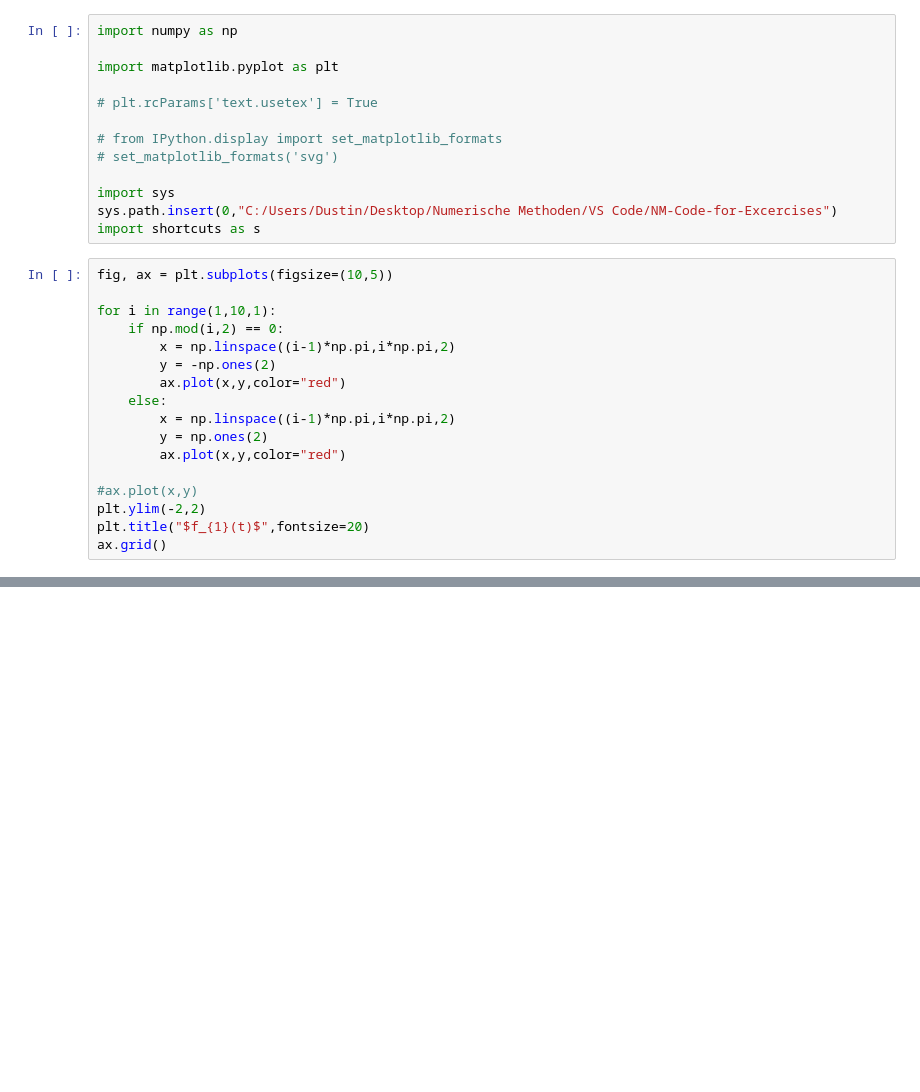
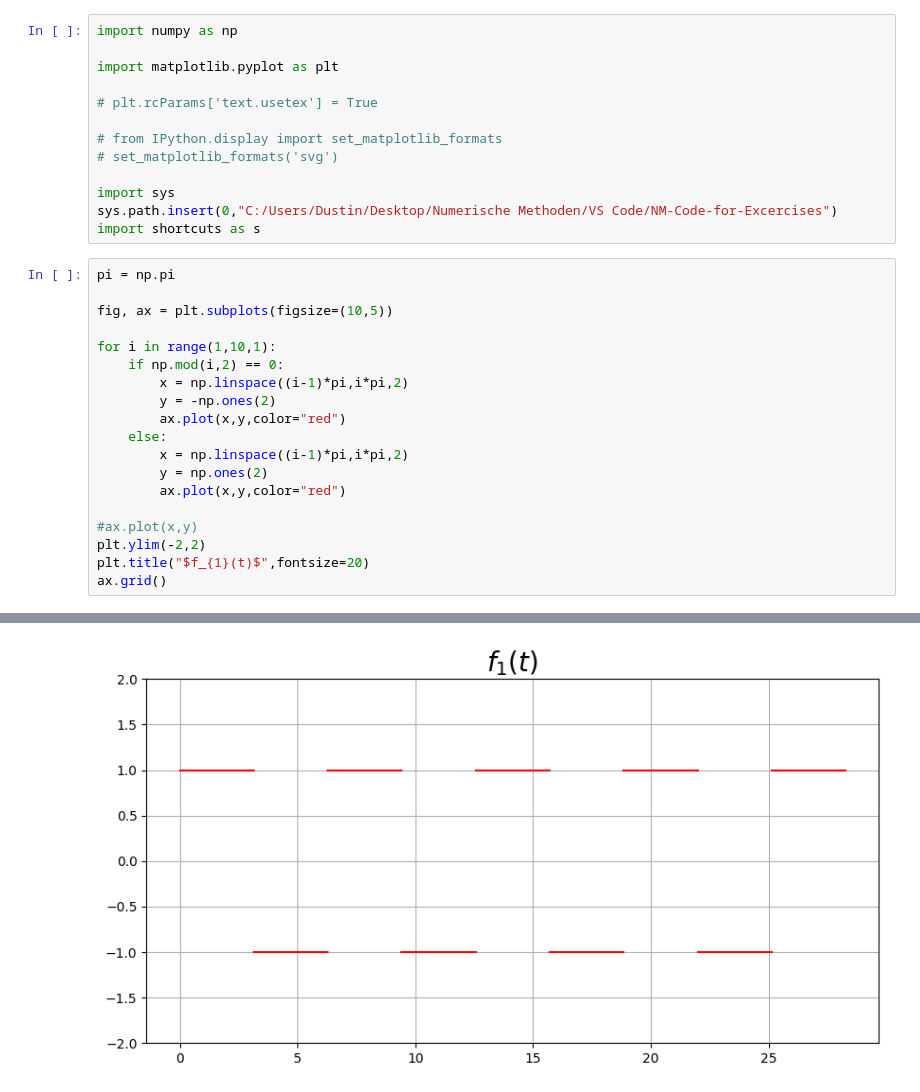
Before and after one commit to RicemanBoy/NM-Code-for-Excercises, a Jupyter notebook: Blatt 11/excercise2.ipynb, the cells around one changed output, grey strips where cells are left out. Drawn from its saved outputs; the diff is of its cells as text; blank space fills up the shorter version.

```diff
--- a/Blatt 11/excercise2.ipynb
+++ b/Blatt 11/excercise2.ipynb
@@ -12,15 +12,17 @@ import sys
 sys.path.insert(0,"C:/Users/Dustin/Desktop/Numerische Methoden/VS Code/NM-Code-for-Excercises")
 import shortcuts as s
 # %%
+pi = np.pi
+
 fig, ax = plt.subplots(figsize=(10,5))
 
 for i in range(1,10,1):
     if np.mod(i,2) == 0:
-        x = np.linspace((i-1)*np.pi,i*np.pi,2)
+        x = np.linspace((i-1)*pi,i*pi,2)
         y = -np.ones(2)
         ax.plot(x,y,color="red")
     else:
-        x = np.linspace((i-1)*np.pi,i*np.pi,2)
+        x = np.linspace((i-1)*pi,i*pi,2)
         y = np.ones(2)
         ax.plot(x,y,color="red")
 
@@ -33,3 +34,4 @@ ax.grid()
+[figure, added]
 # %%
 fig, ax = plt.subplots(figsize=(15,5))
 
```
Also changed, not shown: parts of 6 cells of this notebook.
